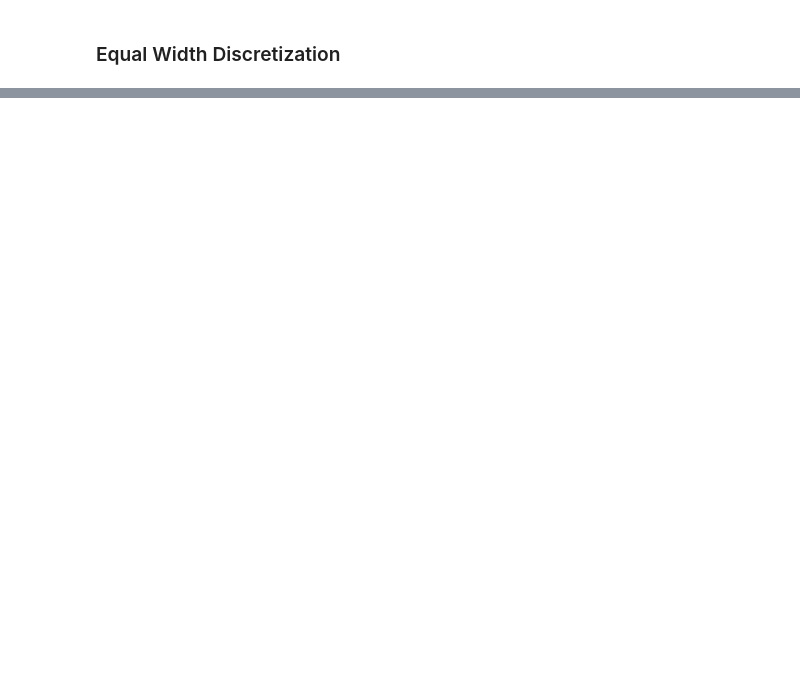
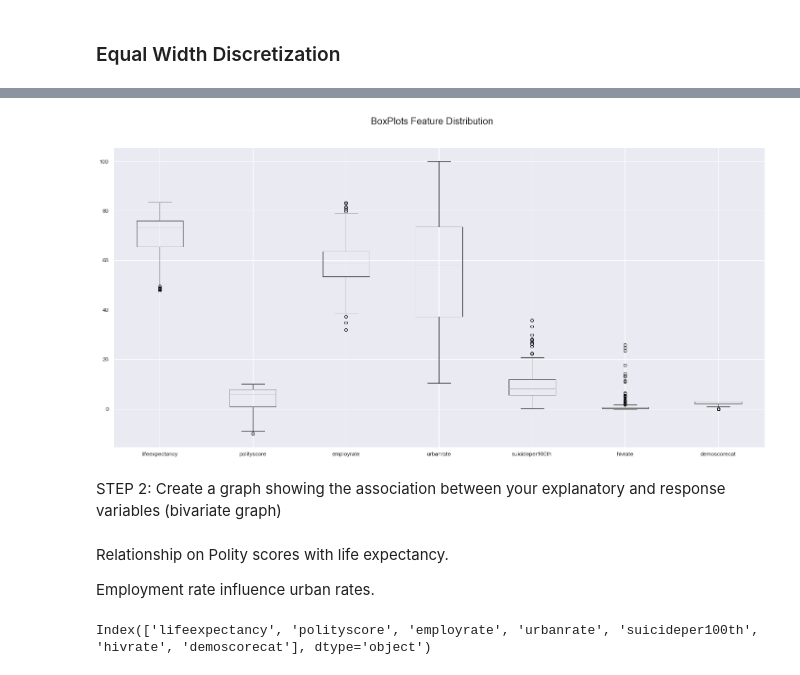
Before and after one commit to dennislamcv1/DataWesleyanU, a Jupyter notebook: Data Management and Visualization/Data Management and Visualization.ipynb, the cells around one changed output, grey strips where cells are left out. Cells and saved outputs as stored; diff of their text form; code cells hidden in the pictures; blank space fills up the shorter version.

```diff
--- a/Data Management and Visualization/Data Management and Visualization.ipynb
+++ b/Data Management and Visualization/Data Management and Visualization.ipynb
@@ -923,0 +484,17 @@ plt.show()
+# %%
+df4.boxplot(figsize=(20,10))
+plt.suptitle('BoxPlots Feature Distribution', x=0.5, y=1.02, ha='center', fontsize=20)
+plt.tight_layout()
+plt.show()
+# %% [output]
+[figure, added]
+# %% [markdown]
+STEP 2: Create a graph showing the association between your explanatory and response variables (bivariate graph)
+# %% [markdown]
+Relationship on Polity scores with life expectancy.
+
+Employment rate influence urban rates.
+# %%
+df4.columns
+# %% [output]
+Index(['lifeexpectancy', 'polityscore', 'employrate', 'urbanrate', 'suicideper100th', 'hivrate', 'demoscorecat'], dtype='object')
```
Also changed, not shown: parts of 271 cells of this notebook, 3 other files.
